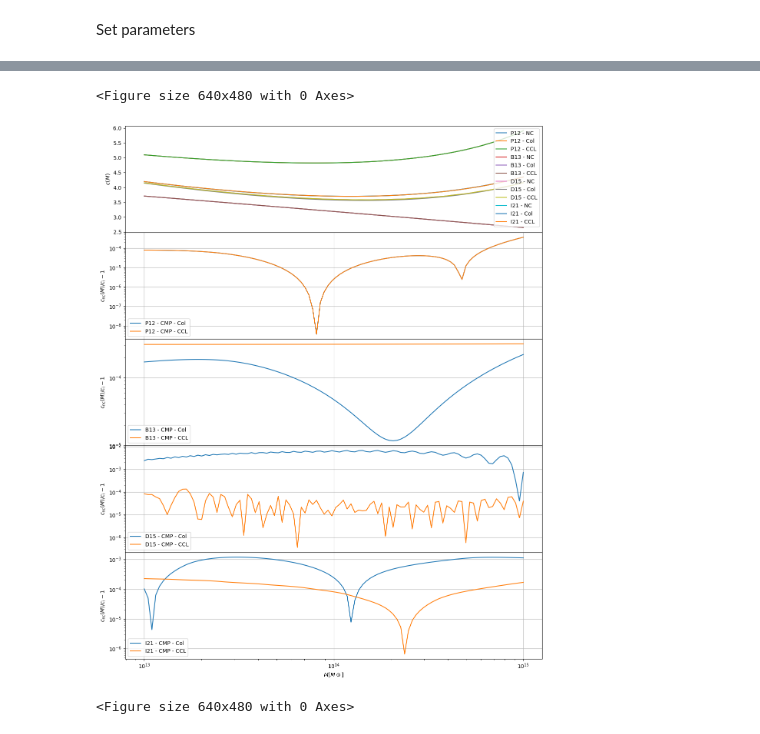
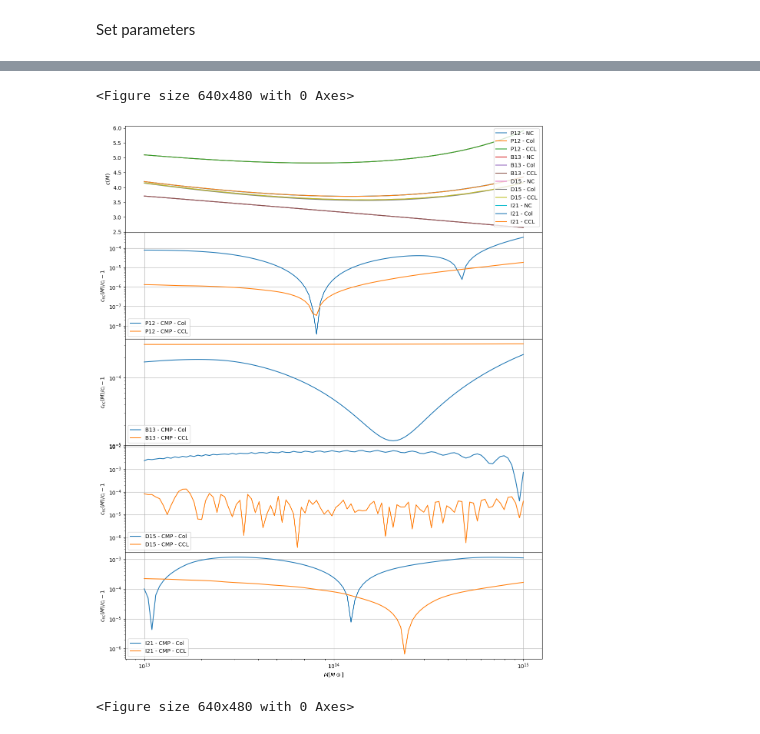
Before and after one commit to thaisornellas/nc_concentration, a Jupyter notebook: ccl_colossus_concentration.ipynb, the cells around one changed output, grey strips where cells are left out. Saved outputs shown, nothing was run; the diff lists cells and outputs as text; code cells hidden in the pictures.

```diff
--- a/ccl_colossus_concentration.ipynb
+++ b/ccl_colossus_concentration.ipynb
@@ -61,7 +61,8 @@ ccl_cosmo = ccl.Cosmology(
 # NumCosmo Cosmology
 Ncm.cfg_init()
 Ncm.cfg_set_log_handler(lambda msg: sys.stdout.write(msg) and sys.stdout.flush())
-cosmo, dist, ps_lin, ps_nln, hmfunc = create_nc_obj(ccl_cosmo)
+nc_cosmo = create_nc_obj(ccl_cosmo)
+cosmo = nc_cosmo.cosmo
 # %%
 def cmp_double(desc, m1, m2, x1, x2):
     print(
@@ -221,35 +222,35 @@ axs[0].plot(M_array, ccl_p12a, "-", label="P12 - CCL")
 axs[0].plot(M_array, nc_b13a, "-", label="B13 - NC")
 axs[0].plot(M_array, col_b13a, "-", label="B13 - Col")
 axs[0].plot(M_array, ccl_b13a, "-", label="B13 - CCL")
 axs[0].plot(M_array, nc_d15a, "-", label="D15 - NC")
 axs[0].plot(M_array, col_d15a, "-", label="D15 - Col")
 axs[0].plot(M_array, ccl_d15a, "-", label="D15 - CCL")
 axs[0].plot(M_array, nc_i21a, "-", label="I21 - NC")
 axs[0].plot(M_array, col_i21a, "-", label="I21 - Col")
 axs[0].plot(M_array, ccl_i21a, "-", label="I21 - CCL")
 axs[1].plot(M_array, np.abs(nc_p12a / col_p12a - 1.0), "-", label="P12 - CMP - Col")
-axs[1].plot(M_array, np.abs(nc_p12a / col_p12a - 1.0), "-", label="P12 - CMP - CCL")
+axs[1].plot(M_array, np.abs(nc_p12a / ccl_p12a - 1.0), "-", label="P12 - CMP - CCL")
 axs[2].plot(M_array, np.abs(nc_b13a / col_b13a - 1.0), "-", label="B13 - CMP - Col")
 axs[2].plot(M_array, np.abs(nc_b13a / ccl_b13a - 1.0), "-", label="B13 - CMP - CCL")
 axs[3].plot(M_array, np.abs(nc_d15a / col_d15a - 1.0), "-", label="D15 - CMP - Col")
 axs[3].plot(M_array, np.abs(nc_d15a / ccl_d15a - 1.0), "-", label="D15 - CMP - CCL")
 axs[4].plot(M_array, np.abs(nc_i21a / col_i21a - 1.0), "-", label="I21 - CMP - Col")
 axs[4].plot(M_array, np.abs(nc_i21a / ccl_i21a - 1.0), "-", label="I21 - CMP - CCL")
 
 axs[0].legend(loc="best")
 axs[1].legend(loc="best")
 axs[1].grid()
 axs[2].legend(loc="best")
 axs[2].grid()
 axs[3].legend(loc="best")
 axs[3].grid()
 axs[4].legend(loc="best")
 axs[4].grid()
 
 plt.show()
 # %% [output]
 <Figure size 640x480 with 0 Axes>
-[figure, old version]
+[figure, new version]
 # %%
 plt.figure()
 fig, axs = plt.subplots(2, sharex=True, gridspec_kw={"hspace": 0}, figsize=(14, 7))
```
Also changed, not shown: parts of 5 cells of this notebook.
